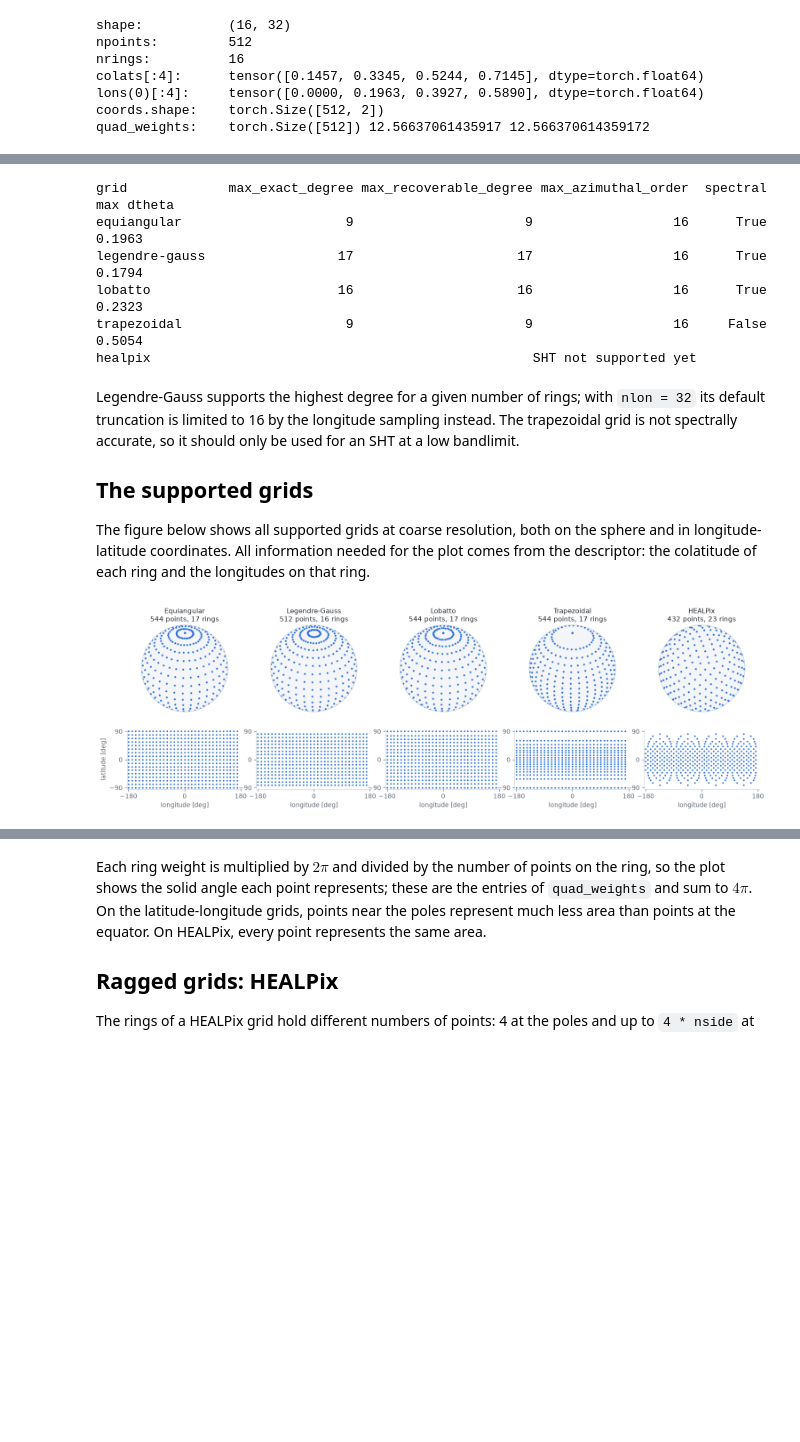
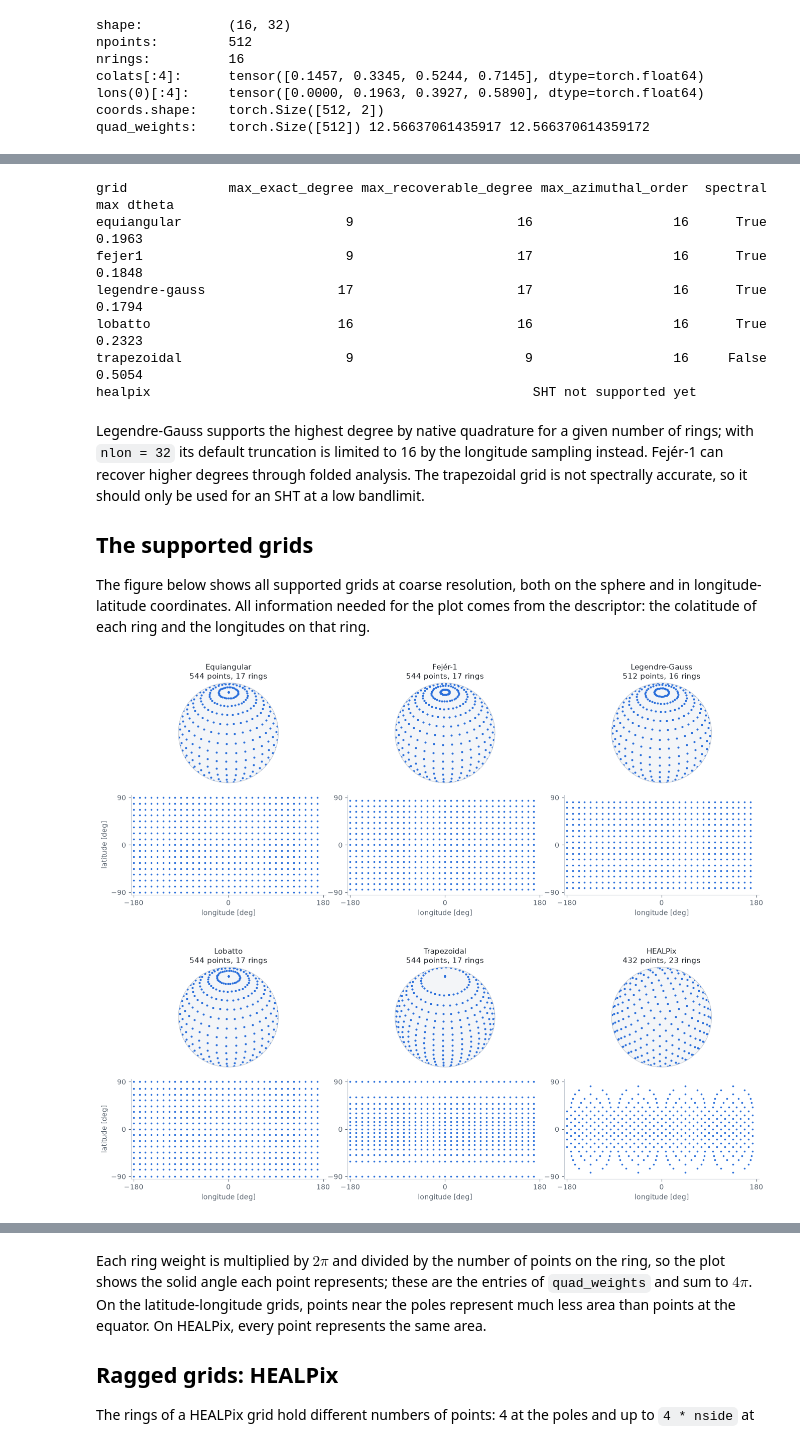
Before and after one commit to NVIDIA/torch-harmonics, a Jupyter notebook: notebooks/grid_descriptors.ipynb, the cells around one changed output, grey strips where cells are left out. Drawn from its saved outputs; the diff is of its cells as text; code cells hidden in the pictures; blank space fills up the shorter version.

Commit message:
Include Fejér-1 in grid comparison figures

```diff
--- a/notebooks/grid_descriptors.ipynb
+++ b/notebooks/grid_descriptors.ipynb
@@ -77,19 +88,20 @@ The descriptors also report properties that depend on how the nodes are placed.
 Comparing the latitude-longitude grids at the same number of rings shows the differences:
 # %%
 print(f"{'grid':16s} {'max_exact_degree':>16s} {'max_recoverable_degree':>22s} {'max_azimuthal_order':>19s} {'spectral':>9s} {'max dtheta':>11s}")
-for grid_type in ["equiangular", "legendre-gauss", "lobatto", "trapezoidal"]:
+for grid_type in ["equiangular", "fejer1", "legendre-gauss", "lobatto", "trapezoidal"]:
     g = th.as_grid(grid_type, nlat=17, nlon=32)
     print(f"{grid_type:16s} {g.max_exact_degree:16d} {g.max_recoverable_degree:22d} {g.max_azimuthal_order:19d} {str(g.is_spectrally_accurate):>9s} {g.max_latitude_spacing:11.4f}")
 print(f"{'healpix':16s} {'SHT not supported yet':>60s}")
 # %% [output]
 grid             max_exact_degree max_recoverable_degree max_azimuthal_order  spectral  max dtheta
-equiangular                     9                      9                  16      True      0.1963
+equiangular                     9                     16                  16      True      0.1963
+fejer1                          9                     17                  16      True      0.1848
 legendre-gauss                 17                     17                  16      True      0.1794
 lobatto                        16                     16                  16      True      0.2323
 trapezoidal                     9                      9                  16     False      0.5054
 healpix                                                 SHT not supported yet
 # %% [markdown]
-Legendre-Gauss supports the highest degree for a given number of rings; with `nlon = 32` its default truncation is limited to 16 by the longitude sampling instead. The trapezoidal grid is not spectrally accurate, so it should only be used for an SHT at a low bandlimit.
+Legendre-Gauss supports the highest degree by native quadrature for a given number of rings; with `nlon = 32` its default truncation is limited to 16 by the longitude sampling instead. Fejér-1 can recover higher degrees through folded analysis. The trapezoidal grid is not spectrally accurate, so it should only be used for an SHT at a low bandlimit.
 
 ## The supported grids
 
@@ -108,6 +120,7 @@ def grid_lonlat(grid):
 
 grids = {
     "Equiangular": th.EquiangularGrid(nlat=17, nlon=32),
+    "Fejér-1": th.Fejer1Grid(nlat=17, nlon=32),
     "Legendre-Gauss": th.LegendreGaussGrid(nlat=16, nlon=32),
     "Lobatto": th.LobattoGrid(nlat=17, nlon=32),
     "Trapezoidal": th.TrapezoidalGrid(nlat=17, nlon=32),
@@ -116,38 +129,41 @@ grids = {
 # %%
 ink, muted, edge, accent = "#1f2328", "#59636e", "#c8ced6", "#2a6fdb"
 plt.rcParams.update({"font.size": 10, "text.color": ink, "axes.labelcolor": muted, "xtick.color": muted, "ytick.color": muted})
 
-fig = plt.figure(figsize=(15, 5.0), facecolor="white")
+fig = plt.figure(figsize=(13.5, 11.5), facecolor="white")
+# Separate the two 2-row groups while keeping each globe close to its lon-lat map.
+outer = fig.add_gridspec(2, 1, left=0.06, right=0.99, top=0.93, bottom=0.07, hspace=0.34)
+blocks = [outer[row].subgridspec(2, 3, hspace=0.12, wspace=0.10) for row in range(2)]
 for i, (name, grid) in enumerate(grids.items()):
     lons, lats = grid_lonlat(grid)
+    group, col = divmod(i, 3)
 
     # on the sphere
-    ax = fig.add_subplot(2, 5, i + 1, projection=ccrs.Orthographic(central_longitude=-20, central_latitude=35))
+    ax = fig.add_subplot(blocks[group][0, col], projection=ccrs.Orthographic(central_longitude=-20, central_latitude=35))
     ax.set_global()
     ax.add_patch(plt.Circle((0, 0), 6.371e6, transform=ax.transData, facecolor="#f3f5f8", edgecolor="none", zorder=0))
     ax.spines["geo"].set_edgecolor(edge)
     ax.scatter(lons, lats, s=9, color=accent, transform=ccrs.PlateCarree(), zorder=2, linewidths=0)
     ax.set_title(f"{name}\n{grid.npoints} points, {grid.nrings} rings", fontsize=11)
 
     # in longitude-latitude coordinates
-    ax = fig.add_subplot(2, 5, i + 6)
+    ax = fig.add_subplot(blocks[group][1, col])
     ax.scatter(lons, lats, s=7, color=accent, linewidths=0)
     ax.set_xlim(-185, 185)
     ax.set_ylim(-95, 95)
     ax.set_xticks([-180, 0, 180])
     ax.set_yticks([-90, 0, 90])
     ax.set_aspect("equal")
     for side in ("top", "right"):
         ax.spines[side].set_visible(False)
     for side in ("left", "bottom"):
         ax.spines[side].set_color(edge)
     ax.set_xlabel("longitude [deg]")
-    if i == 0:
+    if col == 0:
         ax.set_ylabel("latitude [deg]")
 
-fig.subplots_adjust(left=0.04, right=0.99, top=0.9, bottom=0.1, hspace=0.05, wspace=0.12)
-fig.savefig("../images/grids.png", dpi=110, facecolor="white")
+fig.savefig("../images/grids.png", dpi=140, facecolor="white")
 plt.show()
 # %% [output]
-[figure, old version]
+[figure, new version]
 # %% [markdown]
```
Also changed, not shown: parts of 9 cells of this notebook, 1 other file.
